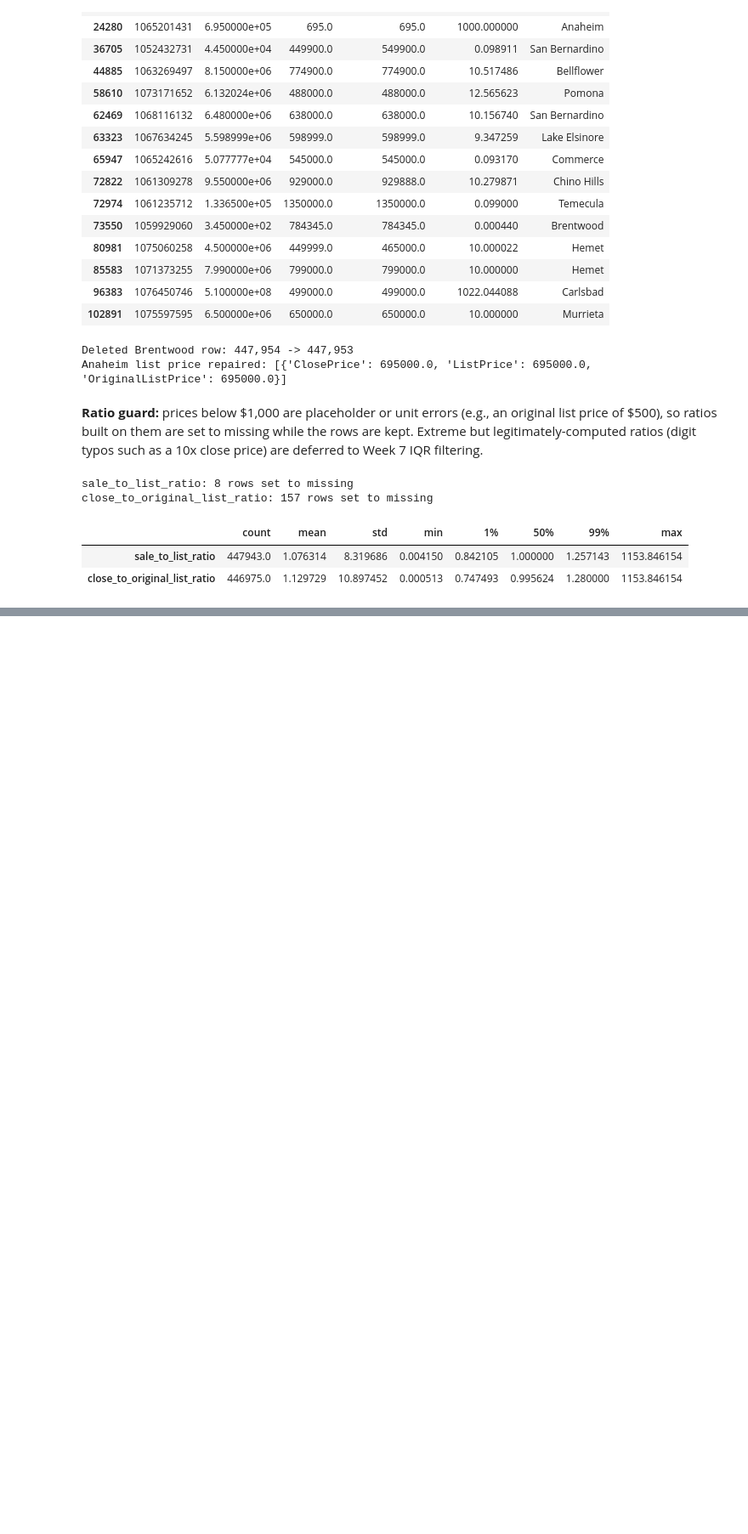
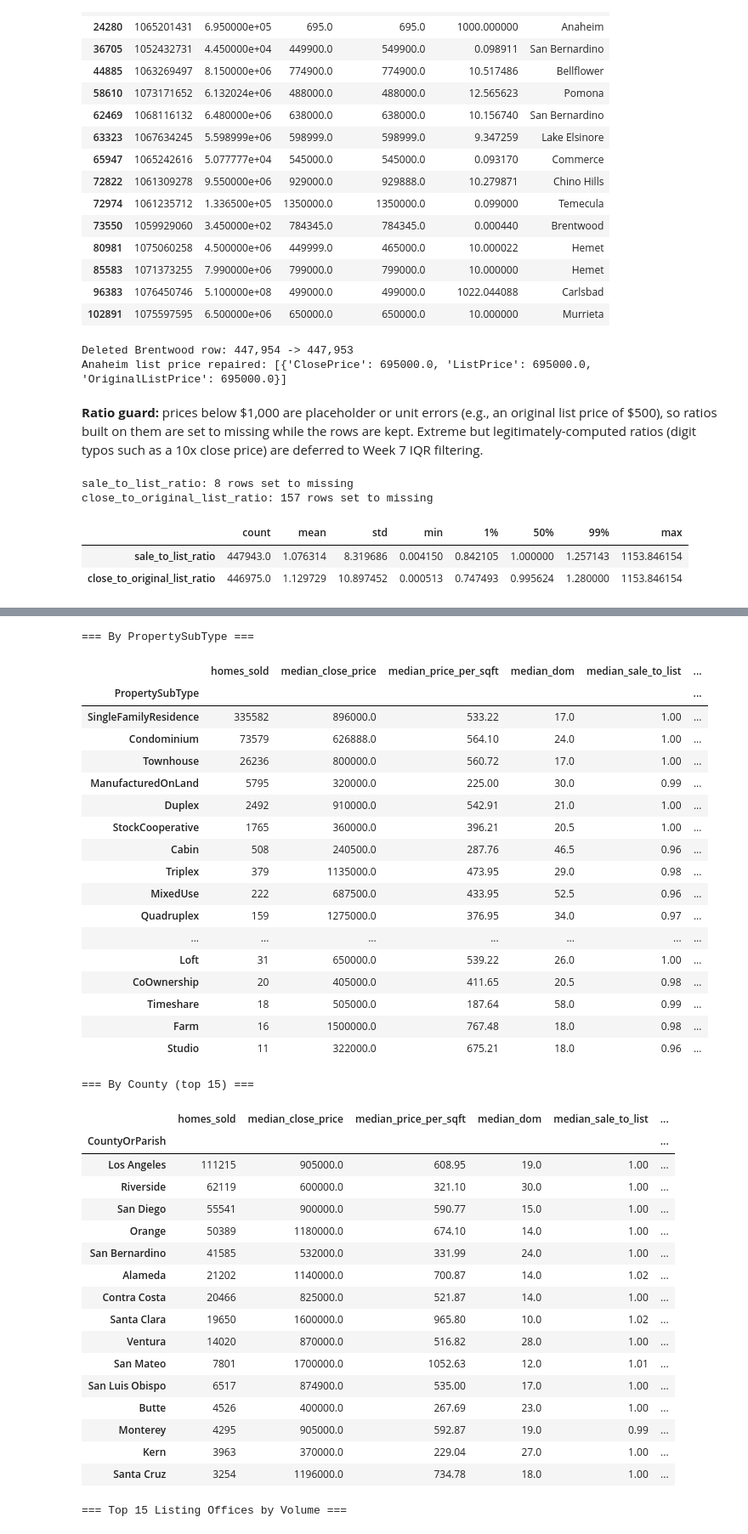
Before and after one commit to DorisTheChef/real-estate-dashboard-project, a Jupyter notebook: notebooks/week6_feature_engineering.ipynb, the cells around one changed output, grey strips where cells are left out. Shown at 85% size. Cells and saved outputs as stored; diff of their text form; code cells hidden in the pictures; blank space fills up the shorter version.

```diff
--- a/notebooks/week6_feature_engineering.ipynb
+++ b/notebooks/week6_feature_engineering.ipynb
@@ -208,0 +342,73 @@ display(trial.head(15))
+# %%
+def summarize_by(df, group_col, min_count=10):
+    """Summary stats for the key market metrics, grouped by one dimension."""
+    summary = (
+        df.groupby(group_col)
+        .agg(
+            homes_sold=("ClosePrice", "size"),
+            median_close_price=("ClosePrice", "median"),
+            median_price_per_sqft=("price_per_sqft", "median"),
+            median_dom=("DaysOnMarket", "median"),
+            median_sale_to_list=("sale_to_list_ratio", "median"),
+            median_listing_to_contract=("listing_to_contract_days", "median"),
+        )
+        .round(2)
+    )
+    # Drop tiny segments whose medians are statistically noisy.
+    summary = summary[summary["homes_sold"] >= min_count]
+    return summary.sort_values("homes_sold", ascending=False)
+
+
+# 1. By property subtype.
+by_subtype = summarize_by(sold, "PropertySubType")
+print("=== By PropertySubType ===")
+display(by_subtype)
+
+# 2. By county.
+by_county = summarize_by(sold, "CountyOrParish")
+print("=== By County (top 15) ===")
+display(by_county.head(15))
+
+# 3. Listing office performance (competitive intelligence).
+by_list_office = summarize_by(sold, "ListOfficeName", min_count=50)
+print("=== Top 15 Listing Offices by Volume ===")
+display(by_list_office.head(15))
+# %% [output]
+=== By PropertySubType ===
+|  | homes_sold | median_close_price | median_price_per_sqft | median_dom | median_sale_to_list | ... |
+| PropertySubType |  |  |  |  |  | ... |
+| SingleFamilyResidence | 335582 | 896000.0 | 533.22 | 17.0 | 1.00 | ... |
+| Condominium | 73579 | 626888.0 | 564.10 | 24.0 | 1.00 | ... |
+| Townhouse | 26236 | 800000.0 | 560.72 | 17.0 | 1.00 | ... |
+| ManufacturedOnLand | 5795 | 320000.0 | 225.00 | 30.0 | 0.99 | ... |
+| Duplex | 2492 | 910000.0 | 542.91 | 21.0 | 1.00 | ... |
+| StockCooperative | 1765 | 360000.0 | 396.21 | 20.5 | 1.00 | ... |
+| Cabin | 508 | 240500.0 | 287.76 | 46.5 | 0.96 | ... |
+| Triplex | 379 | 1135000.0 | 473.95 | 29.0 | 0.98 | ... |
+| MixedUse | 222 | 687500.0 | 433.95 | 52.5 | 0.96 | ... |
+| Quadruplex | 159 | 1275000.0 | 376.95 | 34.0 | 0.97 | ... |
+| ... | ... | ... | ... | ... | ... | ... |
+| Loft | 31 | 650000.0 | 539.22 | 26.0 | 1.00 | ... |
+| CoOwnership | 20 | 405000.0 | 411.65 | 20.5 | 0.98 | ... |
+| Timeshare | 18 | 505000.0 | 187.64 | 58.0 | 0.99 | ... |
+| Farm | 16 | 1500000.0 | 767.48 | 18.0 | 0.98 | ... |
+| Studio | 11 | 322000.0 | 675.21 | 18.0 | 0.96 | ... |
+=== By County (top 15) ===
+|  | homes_sold | median_close_price | median_price_per_sqft | median_dom | median_sale_to_list | ... |
+| CountyOrParish |  |  |  |  |  | ... |
+| Los Angeles | 111215 | 905000.0 | 608.95 | 19.0 | 1.00 | ... |
+| Riverside | 62119 | 600000.0 | 321.10 | 30.0 | 1.00 | ... |
+| San Diego | 55541 | 900000.0 | 590.77 | 15.0 | 1.00 | ... |
+| Orange | 50389 | 1180000.0 | 674.10 | 14.0 | 1.00 | ... |
+| San Bernardino | 41585 | 532000.0 | 331.99 | 24.0 | 1.00 | ... |
+| Alameda | 21202 | 1140000.0 | 700.87 | 14.0 | 1.02 | ... |
+| Contra Costa | 20466 | 825000.0 | 521.87 | 14.0 | 1.00 | ... |
+| Santa Clara | 19650 | 1600000.0 | 965.80 | 10.0 | 1.02 | ... |
+| Ventura | 14020 | 870000.0 | 516.82 | 28.0 | 1.00 | ... |
+| San Mateo | 7801 | 1700000.0 | 1052.63 | 12.0 | 1.01 | ... |
+| San Luis Obispo | 6517 | 874900.0 | 535.00 | 17.0 | 1.00 | ... |
+| Butte | 4526 | 400000.0 | 267.69 | 23.0 | 1.00 | ... |
+| Monterey | 4295 | 905000.0 | 592.87 | 19.0 | 0.99 | ... |
+| Kern | 3963 | 370000.0 | 229.04 | 27.0 | 1.00 | ... |
+| Santa Cruz | 3254 | 1196000.0 | 734.78 | 18.0 | 1.00 | ... |
+=== Top 15 Listing Offices by Volume ===
```
Also changed, not shown: parts of 7 cells of this notebook.
